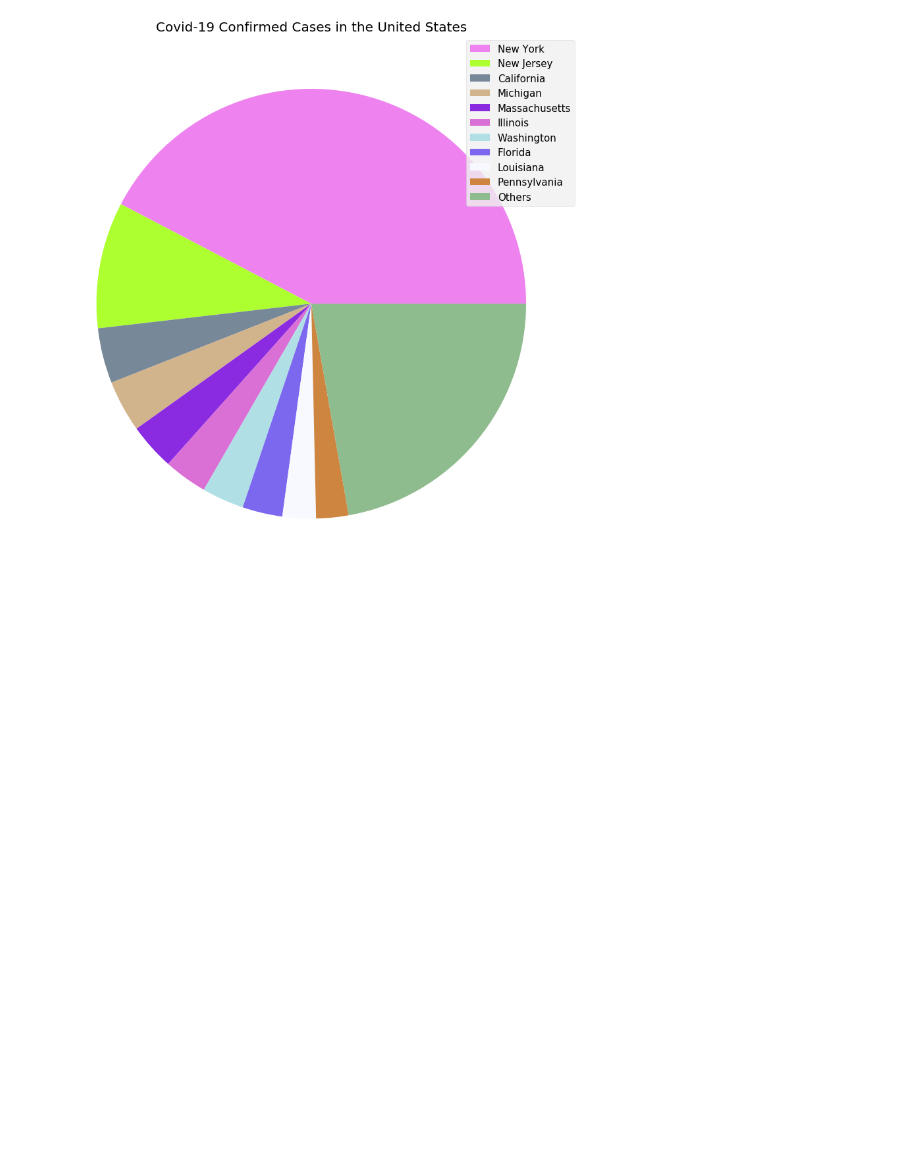
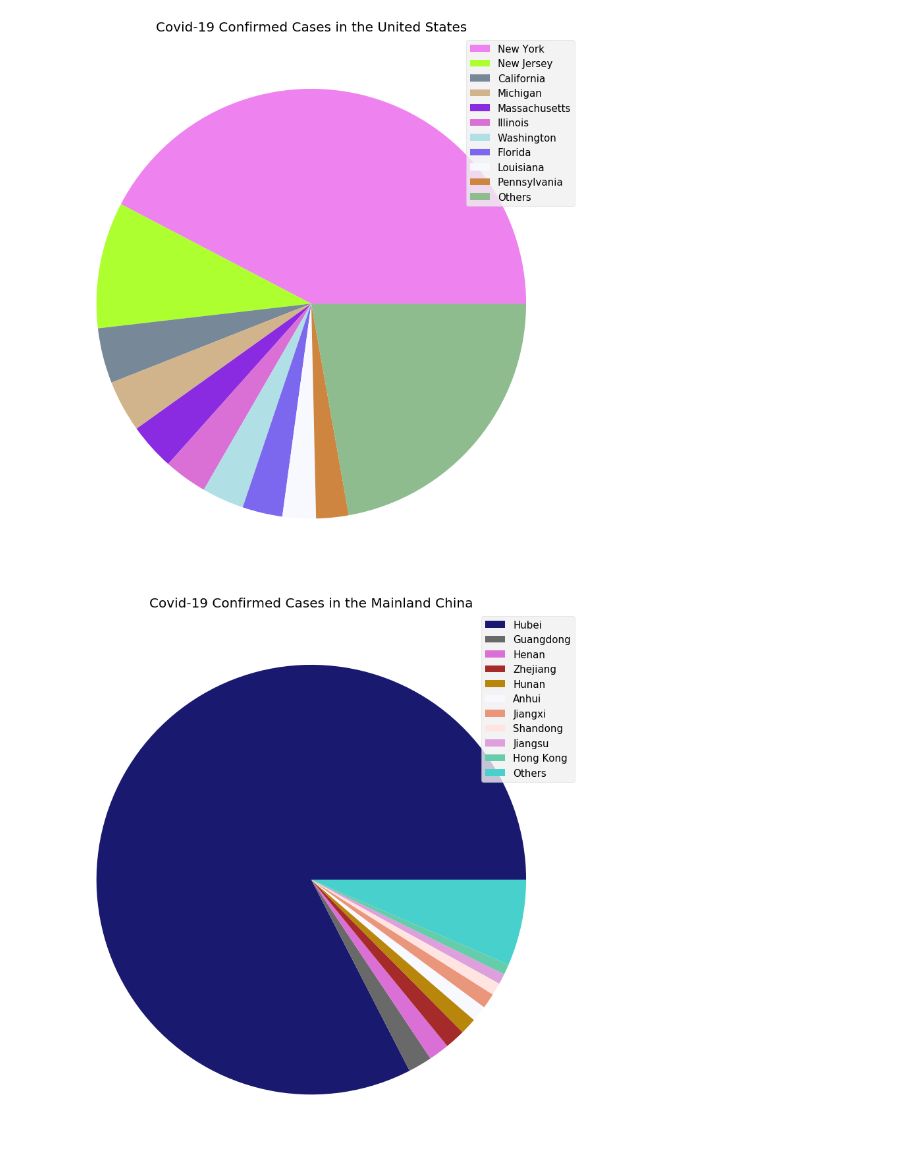
Before and after one commit to Andre-Williams22/Coronavirus-Analysis, a Jupyter notebook: Coronavirus-Visualizations.ipynb, the cells around one changed output. Drawn from its saved outputs; the diff is of its cells as text; code cells hidden in the pictures; blank space fills up the shorter version.

Commit message:
adds visualizations

```diff
--- a/Coronavirus-Visualizations.ipynb
+++ b/Coronavirus-Visualizations.ipynb
@@ -671,3 +671,37 @@ plt.legend(us_regions_10, loc='best', fontsize=15)
 plt.show()
 # %% [output]
 [figure]
+# %%
+# looking at Chinese provinces
+china_regions = list(latest_data[latest_data['Country_Region']=='China']['Province_State'].unique())
+china_confirmed_cases = []
+no_cases = []
+for i in china_regions:
+    cases = latest_data[latest_data['Province_State']==i]['Confirmed'].sum()
+    if cases > 0:
+        china_confirmed_cases.append(cases)
+    else:
+        no_cases.append(i)
+
+# remove areas with no confirmed cases
+for i in no_cases:
+    china_confirmed_cases.remove(i)
+
+china_regions = [k for k, v in sorted(zip(china_regions, china_confirmed_cases), key=operator.itemgetter(1), reverse=True)]
+
+for i in range(len(china_regions)):
+    china_confirmed_cases[i] = latest_data[latest_data['Province_State']==china_regions[i]]['Confirmed'].sum()
+
+china_regions_10 = china_regions[:10]
+china_regions_10.append('Others')
+china_confirmed_cases_10 = china_confirmed_cases[:10]
+china_confirmed_cases_10.append(np.sum(china_confirmed_cases[10:]))
+# %%
+c = random.sample(list(mcolors.CSS4_COLORS.values()),k = len(china_confirmed_cases))
+plt.figure(figsize=(20,15))
+plt.title('Covid-19 Confirmed Cases in the Mainland China', size=20)
+plt.pie(china_confirmed_cases_10, colors=c)
+plt.legend(china_regions_10, loc='best', fontsize=15)
+plt.show()
+# %% [output]
+[figure, added]
```
